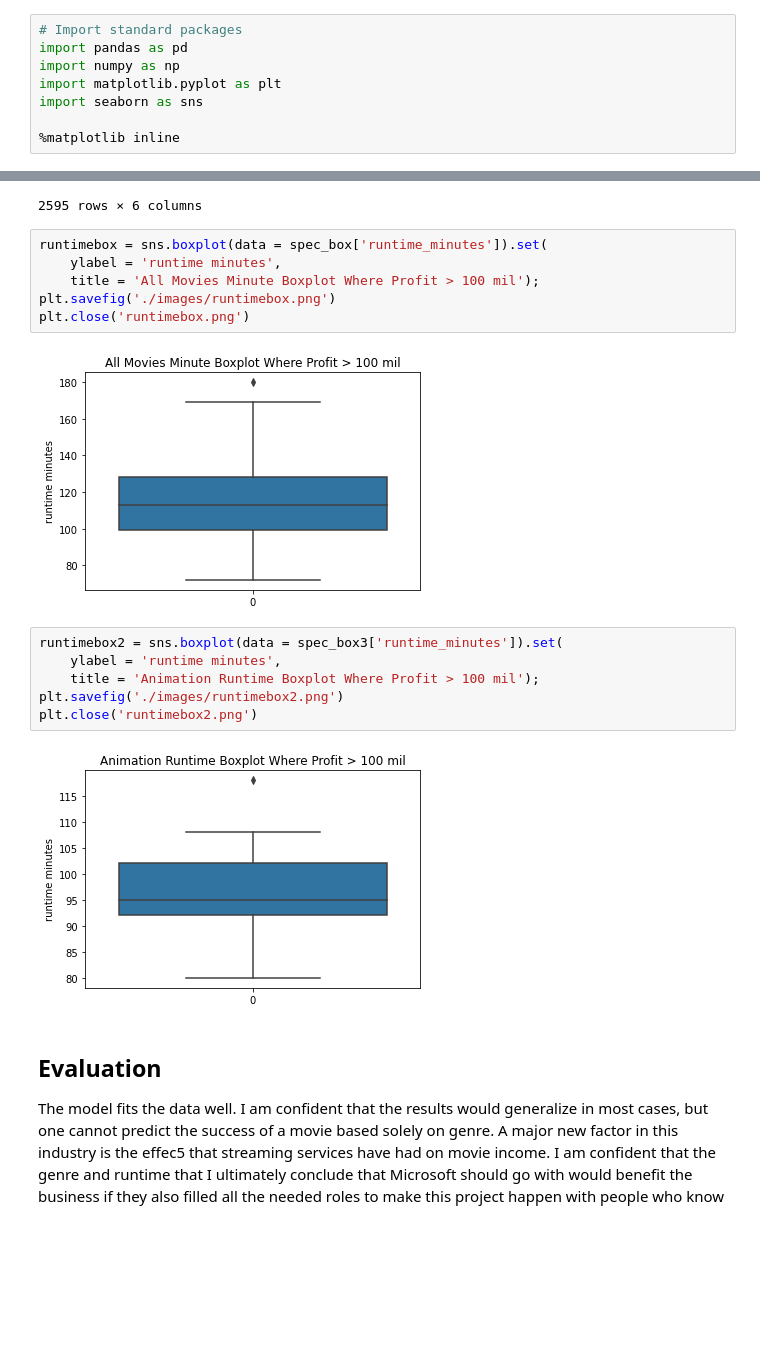
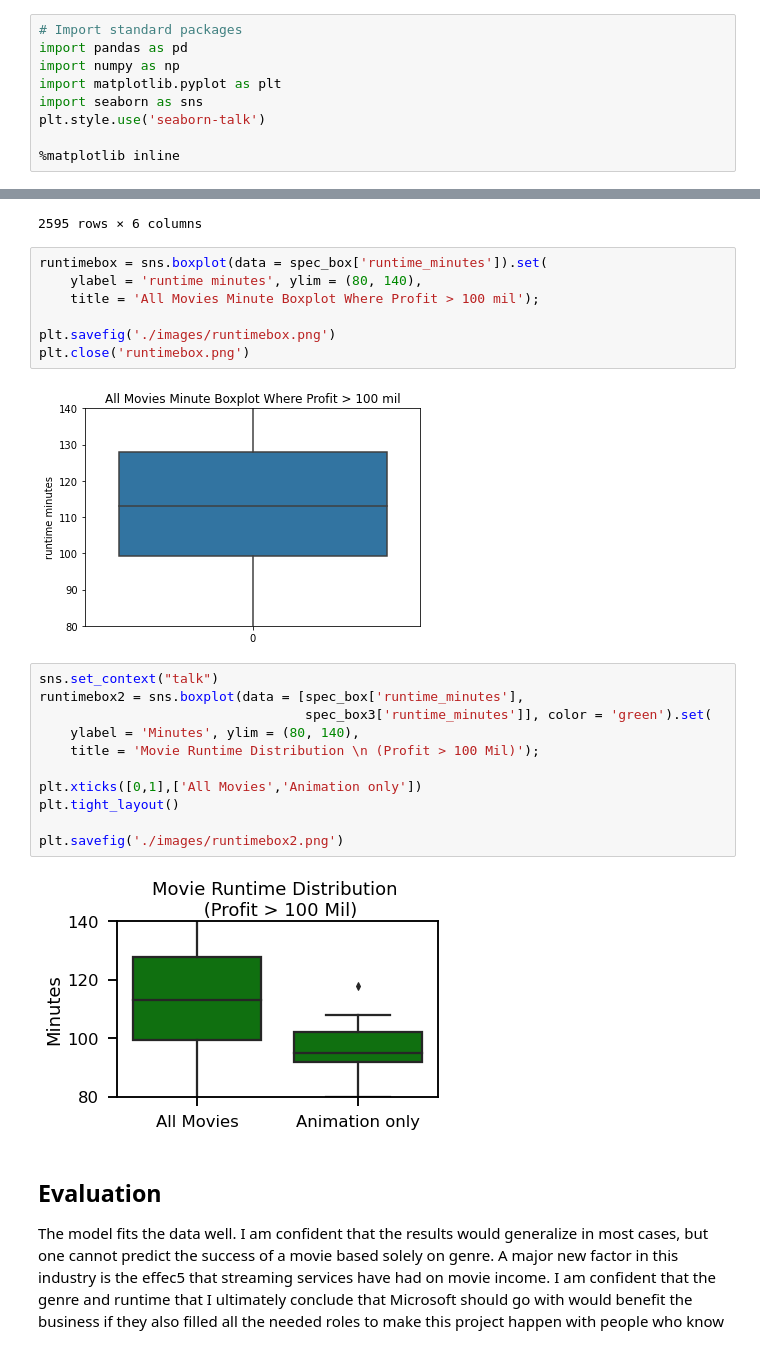
Before and after one commit to rsajac/dsc-phase-1-project-v2-3, a Jupyter notebook: dsc-phase1-project.ipynb, the cells around one changed output, grey strips where cells are left out. Cells and saved outputs as stored; diff of their text form; blank space fills up the shorter version.

```diff
--- a/dsc-phase1-project.ipynb
+++ b/dsc-phase1-project.ipynb
@@ -56,6 +56,7 @@ import pandas as pd
 import numpy as np
 import matplotlib.pyplot as plt
 import seaborn as sns
+plt.style.use('seaborn-talk')
 
 %matplotlib inline
 # %%
@@ -776,20 +857,26 @@ genre_index
 2595 rows × 6 columns
 # %%
 runtimebox = sns.boxplot(data = spec_box['runtime_minutes']).set(
-    ylabel = 'runtime minutes',
+    ylabel = 'runtime minutes', ylim = (80, 140),
     title = 'All Movies Minute Boxplot Where Profit > 100 mil');
+
 plt.savefig('./images/runtimebox.png')
 plt.close('runtimebox.png')
 # %% [output]
-[figure, old version]
+[figure, new version]
 # %%
-runtimebox2 = sns.boxplot(data = spec_box3['runtime_minutes']).set(
-    ylabel = 'runtime minutes',
-    title = 'Animation Runtime Boxplot Where Profit > 100 mil');
+sns.set_context("talk")
+runtimebox2 = sns.boxplot(data = [spec_box['runtime_minutes'],
+                                  spec_box3['runtime_minutes']], color = 'green').set(
+    ylabel = 'Minutes', ylim = (80, 140),
+    title = 'Movie Runtime Distribution \n (Profit > 100 Mil)');
+
+plt.xticks([0,1],['All Movies','Animation only'])
+plt.tight_layout()
+
 plt.savefig('./images/runtimebox2.png')
-plt.close('runtimebox2.png')
 # %% [output]
-[figure, old version]
+[figure, new version]
 # %% [markdown]
 ## Evaluation
 
```
Also changed, not shown: parts of 10 cells of this notebook, 14 other files.
